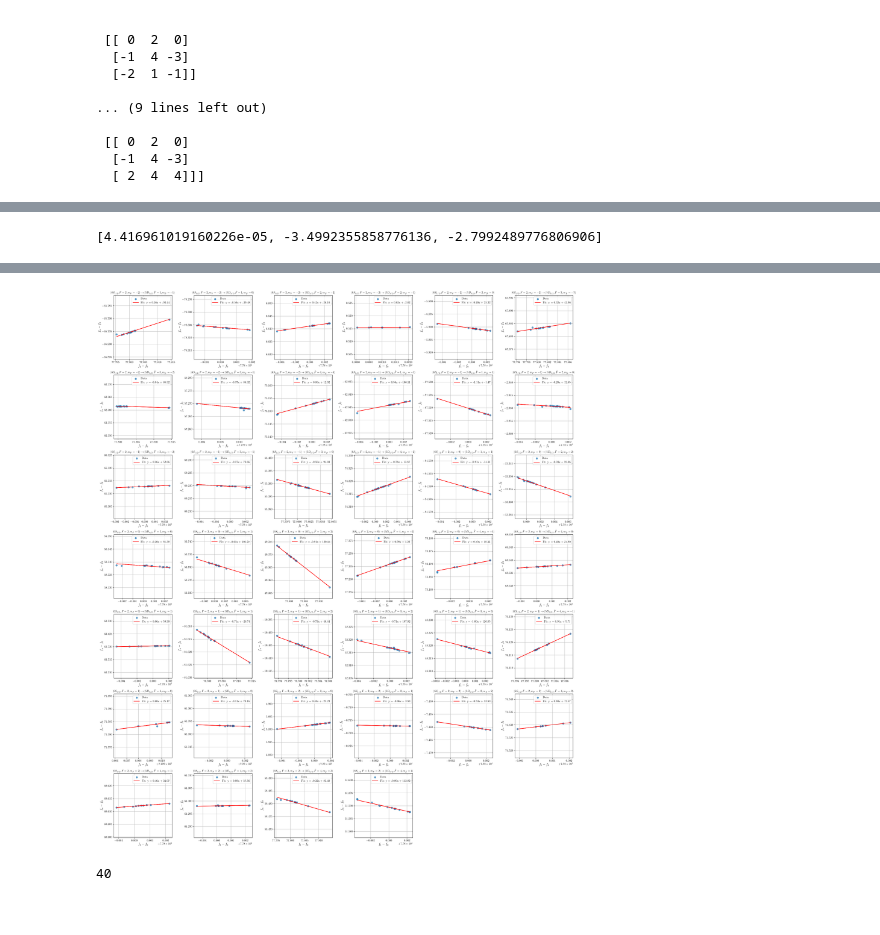
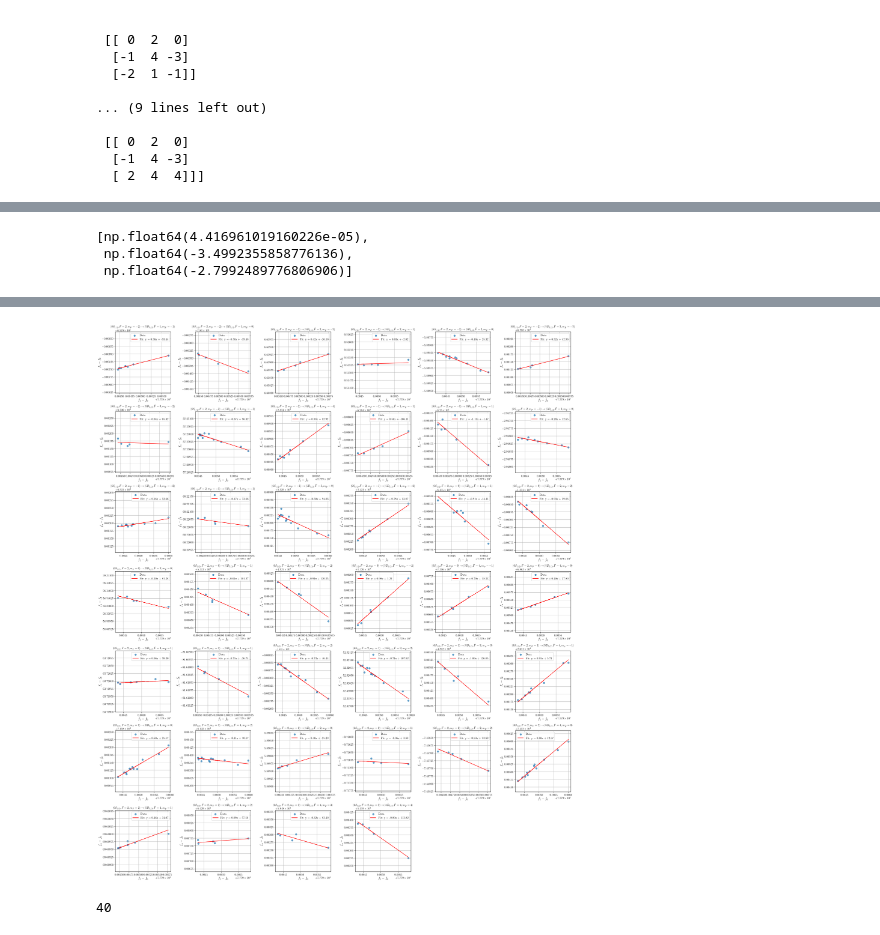
Before and after one commit to GauravTathed/PhD_python_scripts, a Jupyter notebook: Calibration_data_analysis/2pt_cali_analysis.ipynb, the cells around one changed output, grey strips where cells are left out. Cells and saved outputs as stored; diff of their text form; code cells hidden in the pictures.

```diff
--- a/Calibration_data_analysis/2pt_cali_analysis.ipynb
+++ b/Calibration_data_analysis/2pt_cali_analysis.ipynb
@@ -54,11 +54,11 @@ import matplotlib.pyplot as plt
 from datetime import datetime
 import numpy as np
 # Define the folder containing the files
-folder_path = "Z:\\Lab Data\\D52_Calibration_Ba137\\Fast_Ramsey_calibrations"
+folder_path = "Z:\\Lab Data\\D52_Calibration_Ba137\\RFSoC_Fast_Ramsey_calibrations"
 
 # Define date-time filter (Modify as needed)
 start_date = datetime(2025, 3, 1, 0, 0, 0)  # Change to desired start datetime
-end_date = datetime(2025, 3, 16, 23, 6, 59)  # Change to desired end datetime (Optional)
+end_date = datetime(2025, 11, 20, 23, 6, 59)  # Change to desired end datetime (Optional)
 
 # Lists to store the extracted data
 list_freqs = []
@@ -331,11 +331,11 @@ import json
 from datetime import datetime
 
 # Define the folder containing the files
-folder_path = "Z:\\Lab Data\\D52_Calibration_Ba137\\Fast_Ramsey_calibrations"
+folder_path = "Z:\\Lab Data\\D52_Calibration_Ba137\\RFSoC_Fast_Ramsey_calibrations"
 
 # Define date-time filter (Modify as needed)
 start_date = datetime(2025, 3, 1, 0, 0, 0)  # Change to desired start datetime
-end_date = datetime(2025, 6, 25, 11, 6, 59)  # Change to desired end datetime (Optional)
+end_date = datetime(2025, 11, 25, 11, 6, 59)  # Change to desired end datetime (Optional)
 
 # Lists to store the extracted data
 list_freqs = []
@@ -502,7 +502,9 @@ def get_sen(transitions,matrix = matrix_sen_24x5):
 
 get_sen([[0,2,0],[-1,4,-3],[-2,4,-4]],matrix_sen_24x5)
 # %% [output]
-[4.416961019160226e-05, -3.4992355858776136, -2.7992489776806906]
+[np.float64(4.416961019160226e-05),
+ np.float64(-3.4992355858776136),
+ np.float64(-2.7992489776806906)]
 # %%
 an1_mat = (matrix_sen_24x5 - get_sen([[0,2,0]])[0])/(get_sen([[-1,4,-3]])[0] -  get_sen([[0,2,0]])[0])
 # %%
@@ -579,36 +581,36 @@ for i, fn_t in enumerate(unique_fn_t):
     slope = get_sen([list(fn_t)],an1_mat)[0]
     # print(slope)
     # Fit the data to find the y-intercept
     popt, _ = curve_fit(lambda x, b: linear_model(x, b, slope), x_vals, y_vals)
     y_intercept = popt[0]
 
     fitted_line = linear_model(x_vals, y_intercept, slope)
 
     deviation = y_vals - fitted_line
     deviations.append(deviation)
     trans_list.append(list(fn_t))
     an2_list.append(y_intercept)
     # Plot in the corresponding subplot
     ax = axes[i]
     ax.scatter(x_vals, y_vals, alpha=0.7, label="Data")
     ax.plot(x_vals, linear_model(x_vals, y_intercept, slope), color='red', label=f"Fit: y = {slope:.2f}x + {y_intercept:.2f}")
     ax.set_title(rf"$|6S_{{1/2}},F=2,m_F = {fn_t[0]}\rangle \rightarrow |5D_{{5/2}},\tilde{{F}}={fn_t[1]}, m_{{\tilde{{F}}}} = {fn_t[2]} \rangle$", fontsize = 10)
     ax.set_xlabel(r"$f_1 - f_0$", fontsize = 12)
     ax.set_ylabel(r"$f_n - f_0$", fontsize = 12)
-    ax.set_ylim(min(y_vals) + (max(y_vals)-min(y_vals))/2 - 0.025/2, min(y_vals) + (max(y_vals)-min(y_vals))/2 + 0.025/2)
+    ax.set_ylim(min(y_vals) + (max(y_vals)-min(y_vals))/2 - 0.002/2, min(y_vals) + (max(y_vals)-min(y_vals))/2 + 0.002/2)
     ax.legend()
     ax.grid(True)
 
 # Hide any unused subplots
 for j in range(len(unique_fn_t), len(axes)):
     axes[j].axis('off')
 
 plt.tight_layout()
 # plt.savefig('fitted_calibration_data.png',dpi = 800)
-plt.savefig('Example_calibration_data.svg')
+plt.savefig('Example_calibration_data.png', dpi=800)
 plt.show()
 # %% [output]
-[figure, old version]
+[figure, new version]
 # %%
 len(unique_fn_t)
 # %% [output]
```
Also changed, not shown: parts of 7 cells of this notebook, 3 other files.
